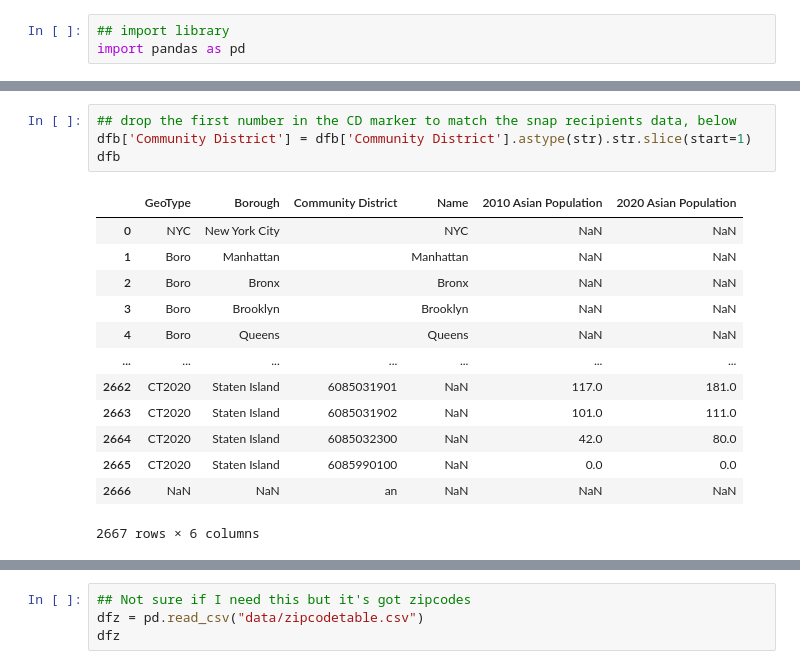
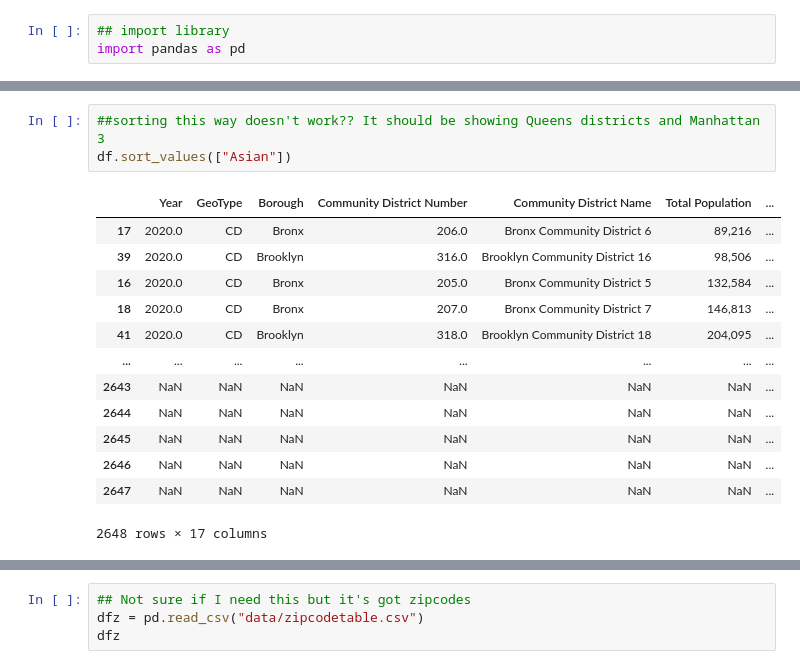
Before and after one commit to gbsmail/2023_AsAm_DataProject, a Jupyter notebook: AsAmPovertyProject.ipynb, the cells around one changed output, grey strips where cells are left out. Saved outputs shown, nothing was run; the diff lists cells and outputs as text.

```diff
--- a/AsAmPovertyProject.ipynb
+++ b/AsAmPovertyProject.ipynb
@@ -168,18 +56,17 @@ dfb
-# %%
-## drop the first number in the CD marker to match the snap recipients data, below
-dfb['Community District'] = dfb['Community District'].astype(str).str.slice(start=1)
-dfb
-# %% [output]
-|  | GeoType | Borough | Community District | Name | 2010 Asian Population | 2020 Asian Population |
-| 0 | NYC | New York City |  | NYC | NaN | NaN |
-| 1 | Boro | Manhattan |  | Manhattan | NaN | NaN |
-| 2 | Boro | Bronx |  | Bronx | NaN | NaN |
-| 3 | Boro | Brooklyn |  | Brooklyn | NaN | NaN |
-| 4 | Boro | Queens |  | Queens | NaN | NaN |
-| ... | ... | ... | ... | ... | ... | ... |
-| 2662 | CT2020 | Staten Island | 6085031901 | NaN | 117.0 | 181.0 |
-| 2663 | CT2020 | Staten Island | 6085031902 | NaN | 101.0 | 111.0 |
-| 2664 | CT2020 | Staten Island | 6085032300 | NaN | 42.0 | 80.0 |
-| 2665 | CT2020 | Staten Island | 6085990100 | NaN | 0.0 | 0.0 |
-| 2666 | NaN | NaN | an | NaN | NaN | NaN |
-2667 rows × 6 columns
+# %%
+##sorting this way doesn't work?? It should be showing Queens districts and Manhattan 3
+df.sort_values(["Asian"])
+# %% [output]
+|  | Year | GeoType | Borough | Community District Number | Community District Name | Total Population | ... |
+| 17 | 2020.0 | CD | Bronx | 206.0 | Bronx Community District 6 | 89,216 | ... |
+| 39 | 2020.0 | CD | Brooklyn | 316.0 | Brooklyn Community District 16 | 98,506 | ... |
+| 16 | 2020.0 | CD | Bronx | 205.0 | Bronx Community District 5 | 132,584 | ... |
+| 18 | 2020.0 | CD | Bronx | 207.0 | Bronx Community District 7 | 146,813 | ... |
+| 41 | 2020.0 | CD | Brooklyn | 318.0 | Brooklyn Community District 18 | 204,095 | ... |
+| ... | ... | ... | ... | ... | ... | ... | ... |
+| 2643 | NaN | NaN | NaN | NaN | NaN | NaN | ... |
+| 2644 | NaN | NaN | NaN | NaN | NaN | NaN | ... |
+| 2645 | NaN | NaN | NaN | NaN | NaN | NaN | ... |
+| 2646 | NaN | NaN | NaN | NaN | NaN | NaN | ... |
+| 2647 | NaN | NaN | NaN | NaN | NaN | NaN | ... |
+2648 rows × 17 columns
```
Also changed, not shown: parts of 26 cells of this notebook.
